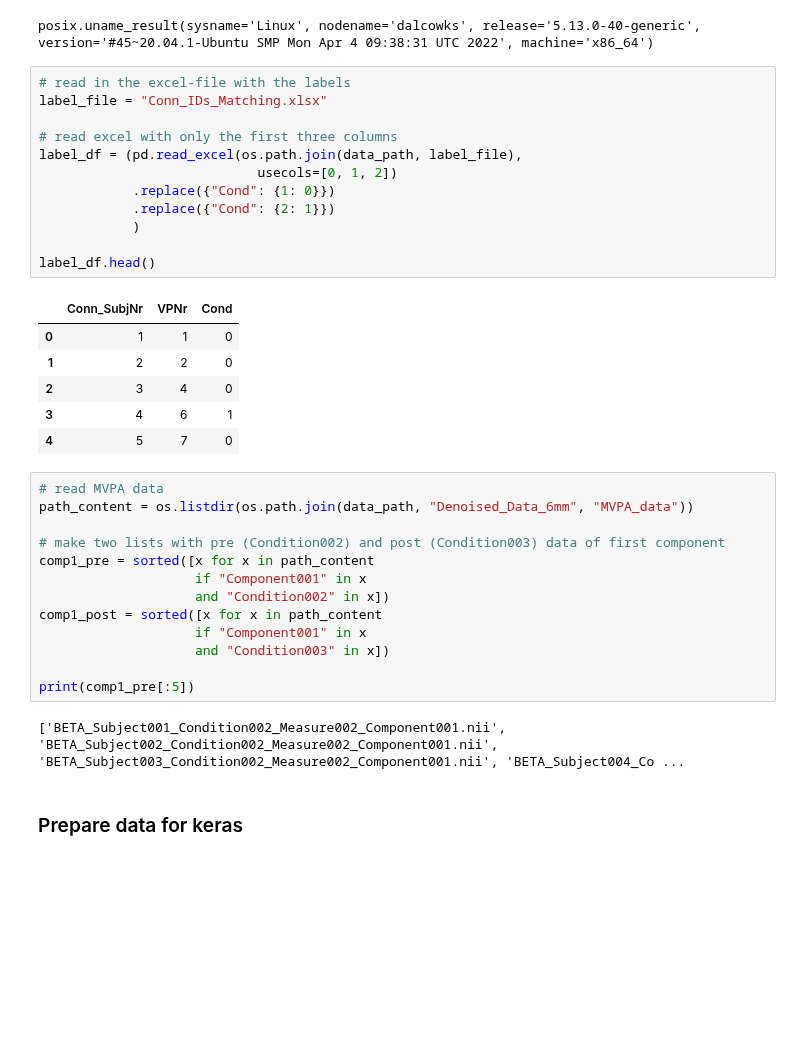
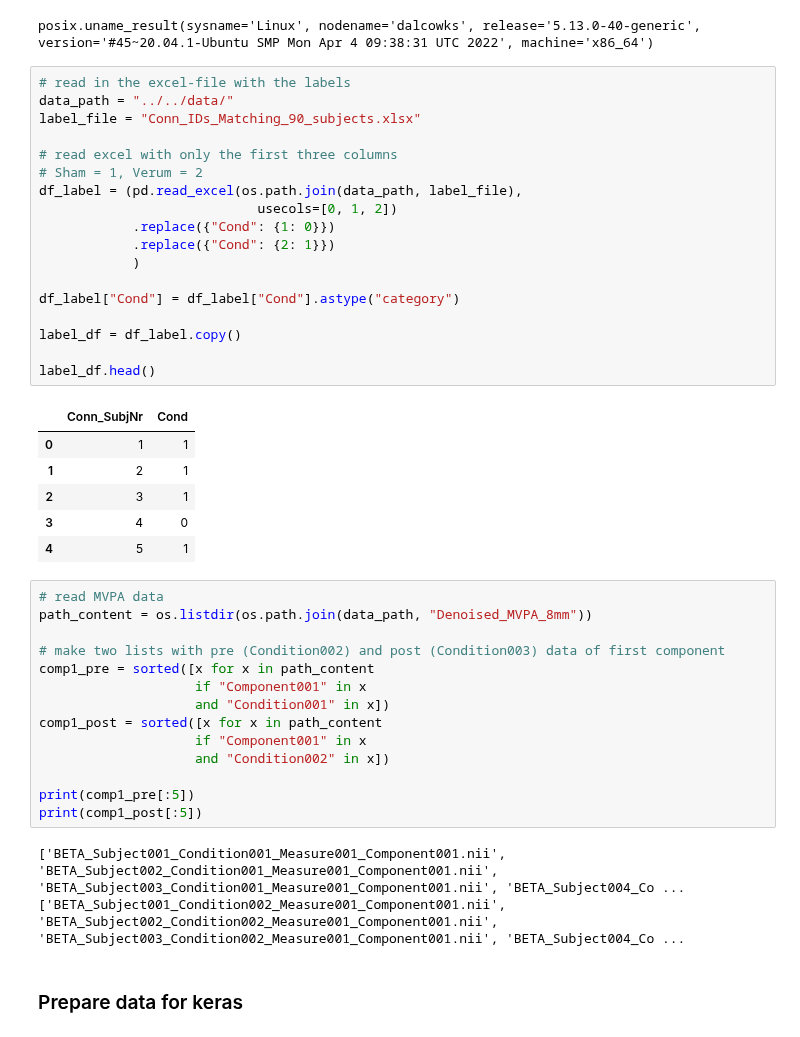
Before and after one commit to tahendry/master_thesis, a Jupyter notebook: neural_networks/diverse_CNN_for_MVPA.ipynb, the cells around one changed output. Saved outputs shown, nothing was run; the diff lists cells and outputs as text; blank space fills up the shorter version.

```diff
--- a/neural_networks/diverse_CNN_for_MVPA.ipynb
+++ b/neural_networks/diverse_CNN_for_MVPA.ipynb
@@ -38,38 +40,46 @@ except:
 posix.uname_result(sysname='Linux', nodename='dalcowks', release='5.13.0-40-generic', version='#45~20.04.1-Ubuntu SMP Mon Apr 4 09:38:31 UTC 2022', machine='x86_64')
 # %%
 # read in the excel-file with the labels
-label_file = "Conn_IDs_Matching.xlsx"
+data_path = "../../data/"
+label_file = "Conn_IDs_Matching_90_subjects.xlsx"
 
 # read excel with only the first three columns
-label_df = (pd.read_excel(os.path.join(data_path, label_file),
+# Sham = 1, Verum = 2
+df_label = (pd.read_excel(os.path.join(data_path, label_file),
                             usecols=[0, 1, 2])
             .replace({"Cond": {1: 0}})
             .replace({"Cond": {2: 1}})
             )
 
+df_label["Cond"] = df_label["Cond"].astype("category")
+
+label_df = df_label.copy()
+
 label_df.head()
 # %% [output]
-|  | Conn_SubjNr | VPNr | Cond |
-| 0 | 1 | 1 | 0 |
-| 1 | 2 | 2 | 0 |
-| 2 | 3 | 4 | 0 |
-| 3 | 4 | 6 | 1 |
-| 4 | 5 | 7 | 0 |
+|  | Conn_SubjNr | Cond |
+| 0 | 1 | 1 |
+| 1 | 2 | 1 |
+| 2 | 3 | 1 |
+| 3 | 4 | 0 |
+| 4 | 5 | 1 |
 # %%
 # read MVPA data
-path_content = os.listdir(os.path.join(data_path, "Denoised_Data_6mm", "MVPA_data"))
+path_content = os.listdir(os.path.join(data_path, "Denoised_MVPA_8mm"))
 
 # make two lists with pre (Condition002) and post (Condition003) data of first component
 comp1_pre = sorted([x for x in path_content
                     if "Component001" in x
-                    and "Condition002" in x])
+                    and "Condition001" in x])
 comp1_post = sorted([x for x in path_content
                     if "Component001" in x
-                    and "Condition003" in x])
+                    and "Condition002" in x])
 
 print(comp1_pre[:5])
+print(comp1_post[:5])
 # %% [output]
-['BETA_Subject001_Condition002_Measure002_Component001.nii', 'BETA_Subject002_Condition002_Measure002_Component001.nii', 'BETA_Subject003_Condition002_Measure002_Component001.nii', 'BETA_Subject004_Co ...
+['BETA_Subject001_Condition001_Measure001_Component001.nii', 'BETA_Subject002_Condition001_Measure001_Component001.nii', 'BETA_Subject003_Condition001_Measure001_Component001.nii', 'BETA_Subject004_Co ...
+['BETA_Subject001_Condition002_Measure001_Component001.nii', 'BETA_Subject002_Condition002_Measure001_Component001.nii', 'BETA_Subject003_Condition002_Measure001_Component001.nii', 'BETA_Subject004_Co ...
 # %% [markdown]
 ### Prepare data for keras
 # %%
```
Also changed, not shown: parts of 12 cells of this notebook.
